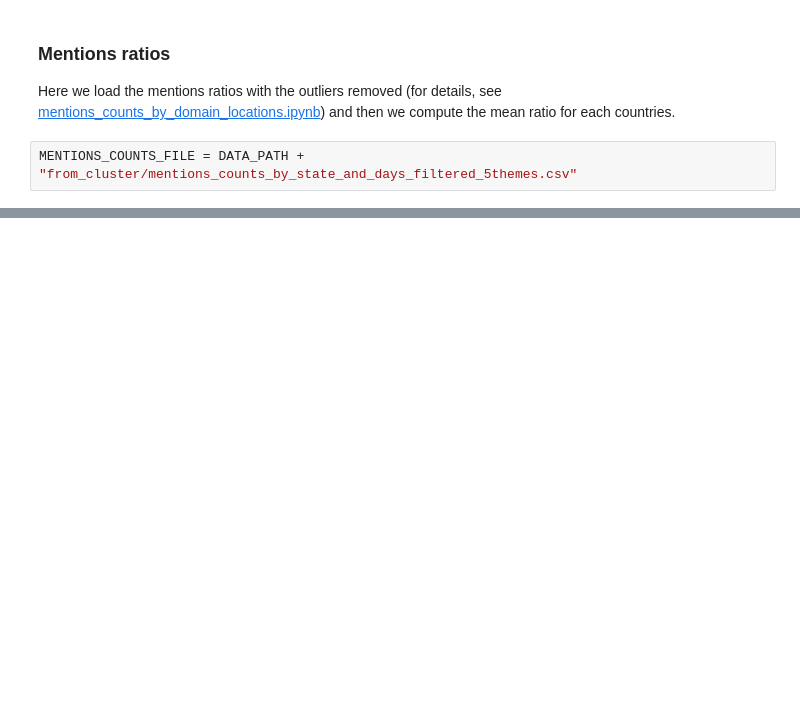
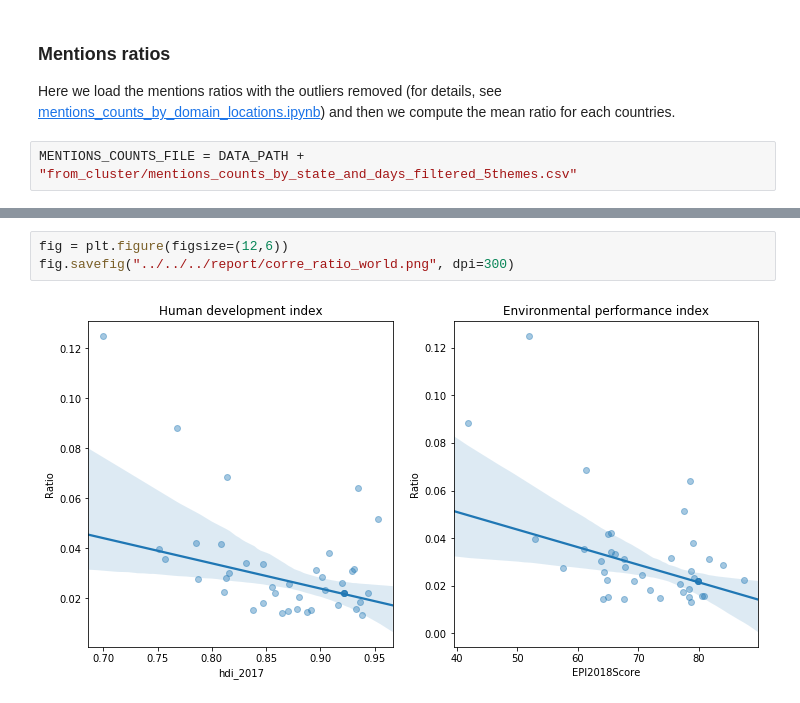
Before and after one commit to damlobster/ada2018, a Jupyter notebook: src/local/correlations/mentions_ratios_correlations.ipynb, the cells around one changed output, grey strips where cells are left out. Drawn from its saved outputs; the diff is of its cells as text; blank space fills up the shorter version.

```diff
--- a/src/local/correlations/mentions_ratios_correlations.ipynb
+++ b/src/local/correlations/mentions_ratios_correlations.ipynb
@@ -210,0 +214,5 @@ plot_by_regions(ratios_joined, "Ratio", robust=robust)
+# %%
+fig = plt.figure(figsize=(12,6))
+fig.savefig("../../../report/corre_ratio_world.png", dpi=300)
+# %% [output]
+[figure, added]
```
Also changed, not shown: parts of 11 cells of this notebook, 1 other file.
